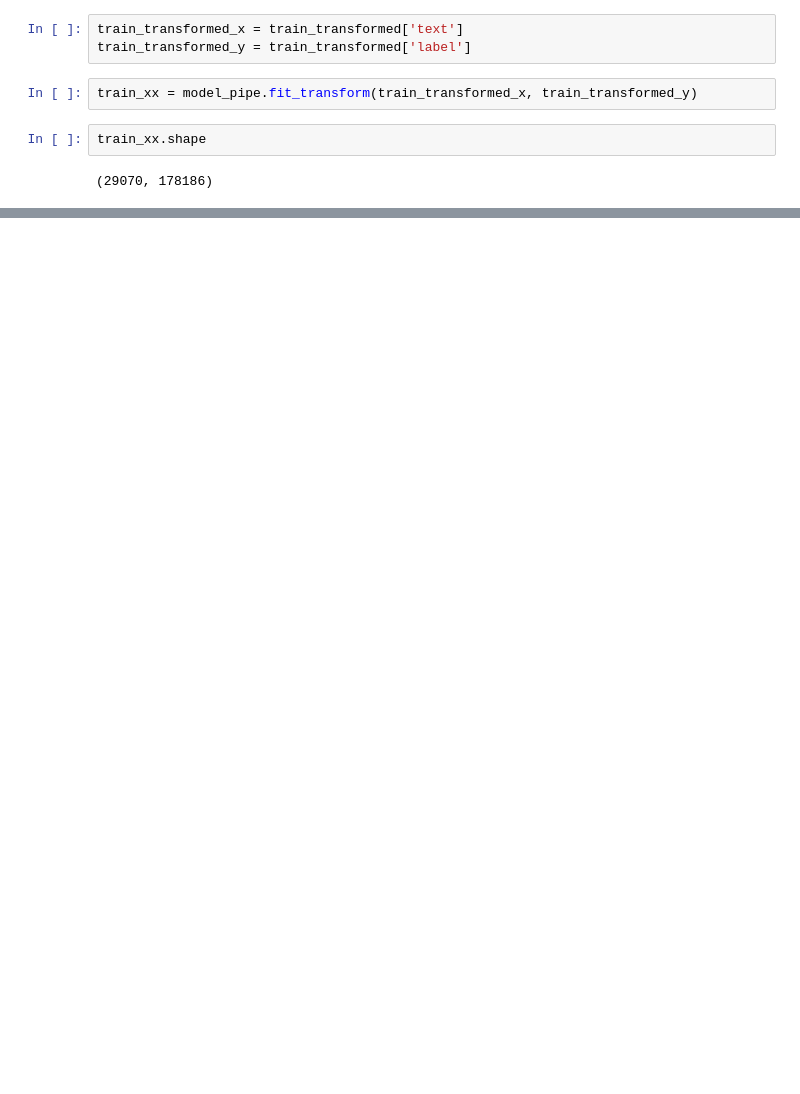
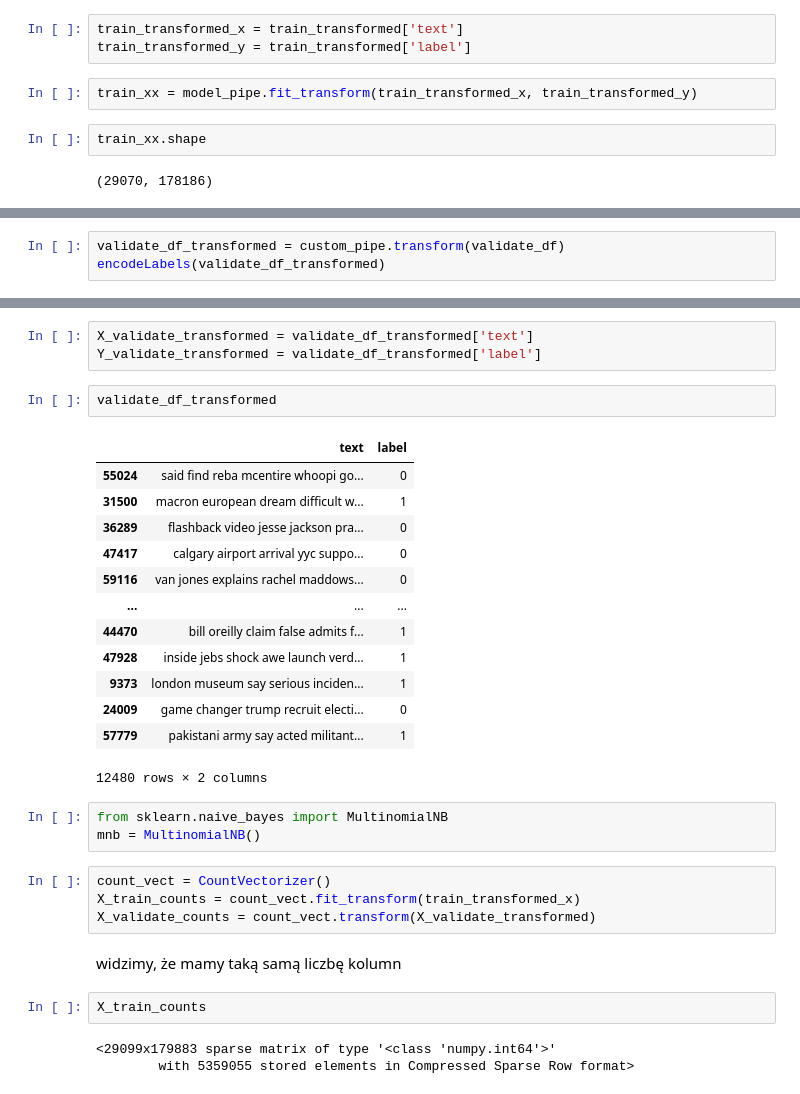
Before and after one commit to KarolinaMaczka/ItML, a Jupyter notebook: budowa_krok_1_2.ipynb, the cells around one changed output, grey strips where cells are left out. Saved outputs shown, nothing was run; the diff lists cells and outputs as text; blank space fills up the shorter version.

Commit message:
multinomial bayes

```diff
--- a/budowa_krok_1_2.ipynb
+++ b/budowa_krok_1_2.ipynb
@@ -502,0 +507,3 @@ train_xx.shape
+# %%
+validate_df_transformed = custom_pipe.transform(validate_df)
+encodeLabels(validate_df_transformed)
@@ -502,0 +524,33 @@ train_xx.shape
+# %%
+X_validate_transformed = validate_df_transformed['text']
+Y_validate_transformed = validate_df_transformed['label']
+# %%
+validate_df_transformed
+# %% [output]
+|  | text | label |
+| 55024 | said find reba mcentire whoopi go... | 0 |
+| 31500 | macron european dream difficult w... | 1 |
+| 36289 | flashback video jesse jackson pra... | 0 |
+| 47417 | calgary airport arrival yyc suppo... | 0 |
+| 59116 | van jones explains rachel maddows... | 0 |
+| ... | ... | ... |
+| 44470 | bill oreilly claim false admits f... | 1 |
+| 47928 | inside jebs shock awe launch verd... | 1 |
+| 9373 | london museum say serious inciden... | 1 |
+| 24009 | game changer trump recruit electi... | 0 |
+| 57779 | pakistani army say acted militant... | 1 |
+12480 rows × 2 columns
+# %%
+from sklearn.naive_bayes import MultinomialNB
+mnb = MultinomialNB()
+# %%
+count_vect = CountVectorizer()
+X_train_counts = count_vect.fit_transform(train_transformed_x)
+X_validate_counts = count_vect.transform(X_validate_transformed)
+# %% [markdown]
+widzimy, że mamy taką samą liczbę kolumn
+# %%
+X_train_counts
+# %% [output]
+<29099x179883 sparse matrix of type '<class 'numpy.int64'>'
+        with 5359055 stored elements in Compressed Sparse Row format>
```
Also changed, not shown: parts of 13 cells of this notebook.
